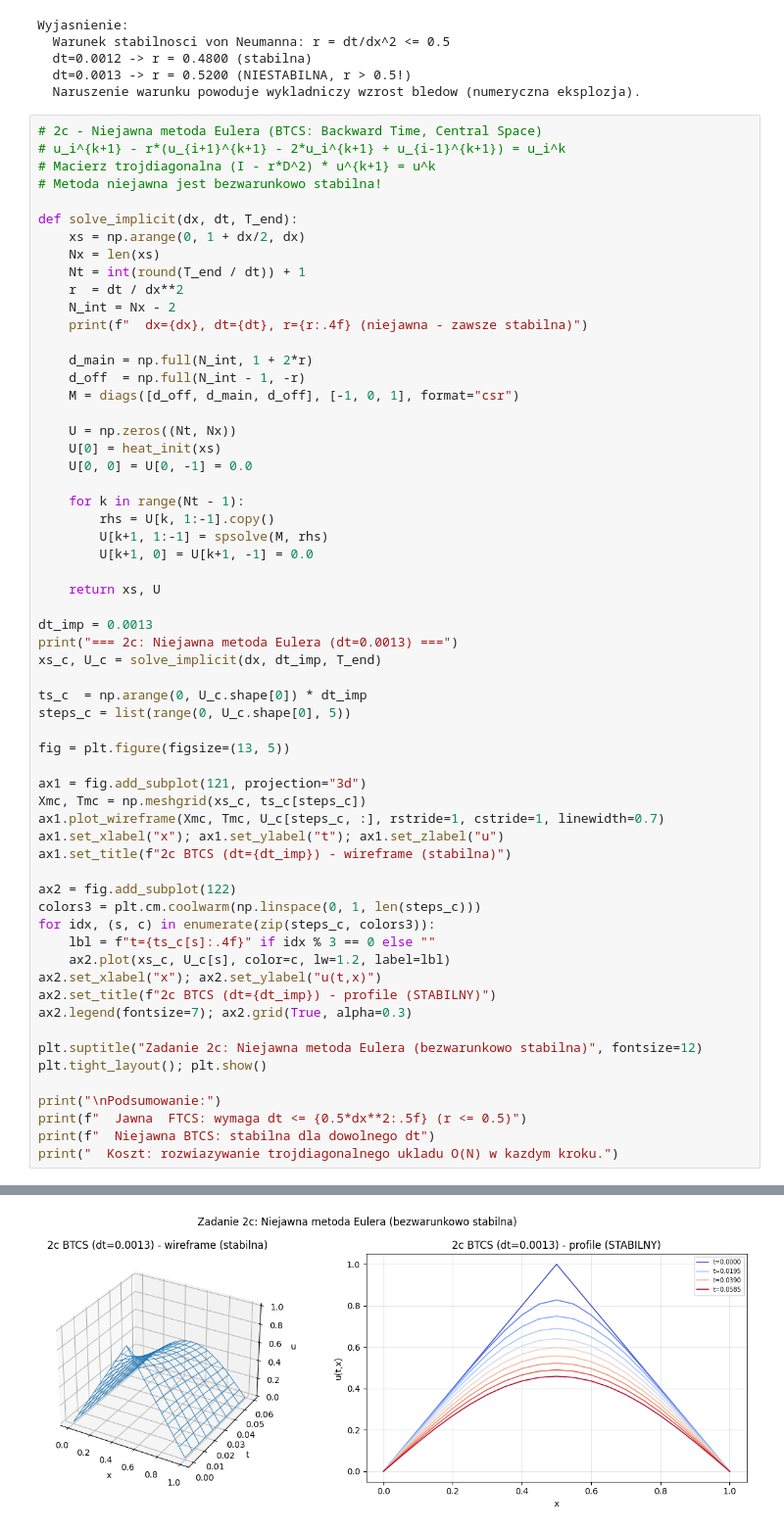
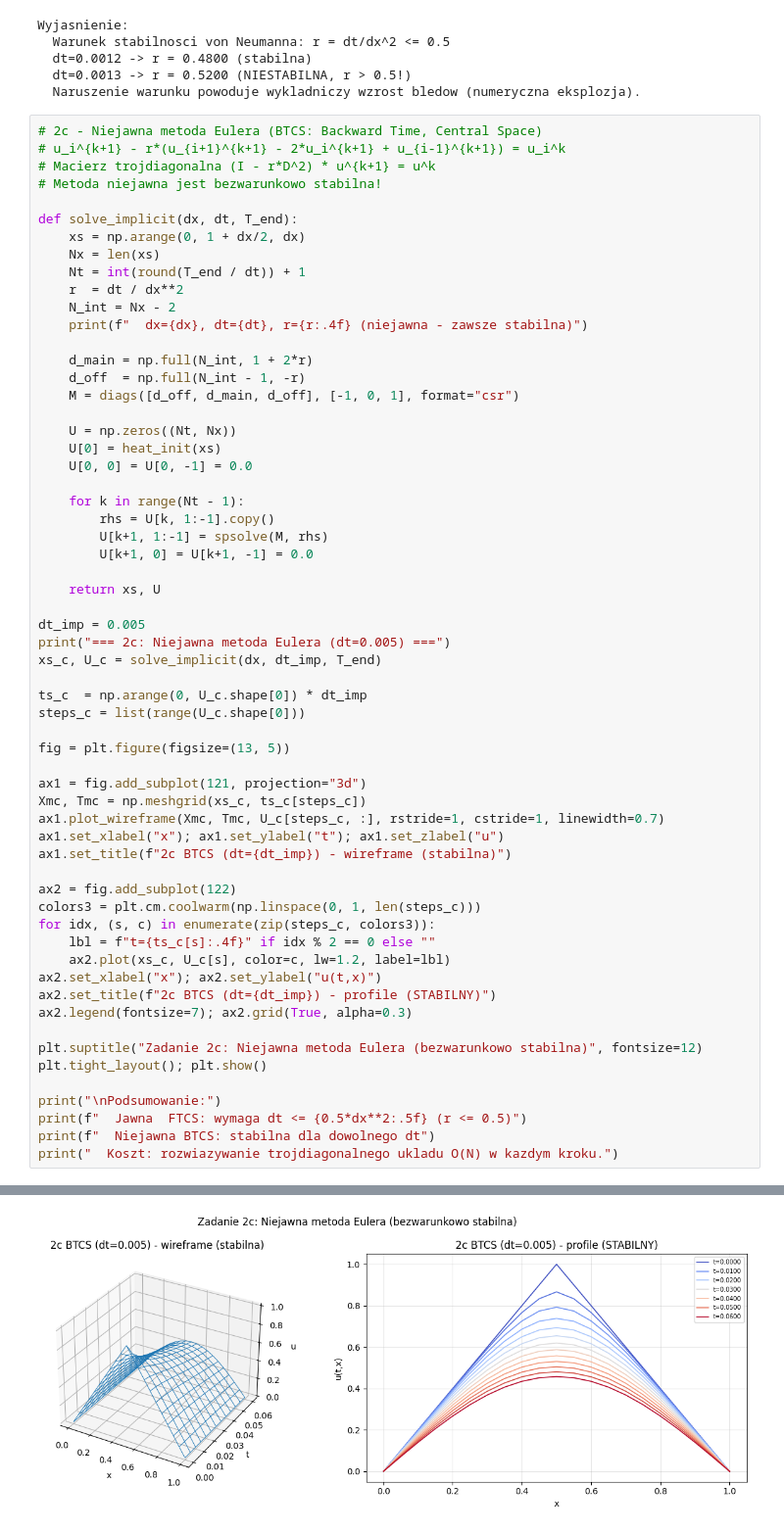
Before and after one commit to mateuszstoch/AGH, a Jupyter notebook: MOwNiT/lab12/lab12.ipynb, the cells around one changed output, grey strips where cells are left out. Shown at 98% size. Drawn from its saved outputs; the diff is of its cells as text.

```diff
--- a/MOwNiT/lab12/lab12.ipynb
+++ b/MOwNiT/lab12/lab12.ipynb
@@ -352,12 +352,12 @@ def solve_implicit(dx, dt, T_end):
 
     return xs, U
 
-dt_imp = 0.0013
-print("=== 2c: Niejawna metoda Eulera (dt=0.0013) ===")
+dt_imp = 0.005
+print("=== 2c: Niejawna metoda Eulera (dt=0.005) ===")
 xs_c, U_c = solve_implicit(dx, dt_imp, T_end)
 
 ts_c  = np.arange(0, U_c.shape[0]) * dt_imp
-steps_c = list(range(0, U_c.shape[0], 5))
+steps_c = list(range(U_c.shape[0]))
 
 fig = plt.figure(figsize=(13, 5))
 
@@ -370,7 +370,7 @@ ax1.set_title(f"2c BTCS (dt={dt_imp}) - wireframe (stabilna)")
 ax2 = fig.add_subplot(122)
 colors3 = plt.cm.coolwarm(np.linspace(0, 1, len(steps_c)))
 for idx, (s, c) in enumerate(zip(steps_c, colors3)):
-    lbl = f"t={ts_c[s]:.4f}" if idx % 3 == 0 else ""
+    lbl = f"t={ts_c[s]:.4f}" if idx % 2 == 0 else ""
     ax2.plot(xs_c, U_c[s], color=c, lw=1.2, label=lbl)
 ax2.set_xlabel("x"); ax2.set_ylabel("u(t,x)")
 ax2.set_title(f"2c BTCS (dt={dt_imp}) - profile (STABILNY)")
@@ -389,4 +389,4 @@ print("  Koszt: rozwiazywanie trojdiagonalnego ukladu O(N) w kazdym kroku.")
-[figure, old version]
+[figure, new version]
 Podsumowanie:
   Jawna  FTCS: wymaga dt <= 0.00125 (r <= 0.5)
   Niejawna BTCS: stabilna dla dowolnego dt
```
Also changed, not shown: parts of 5 cells of this notebook, 5 other files.
